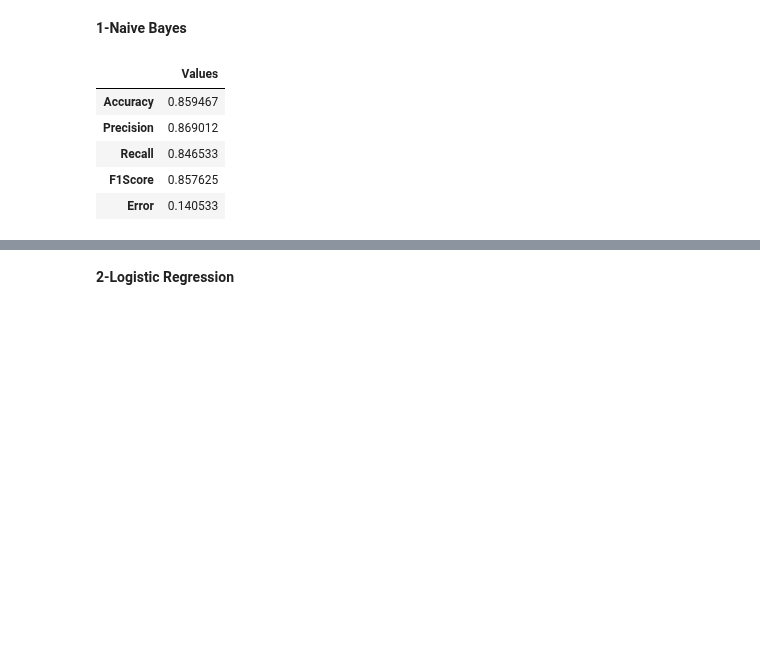
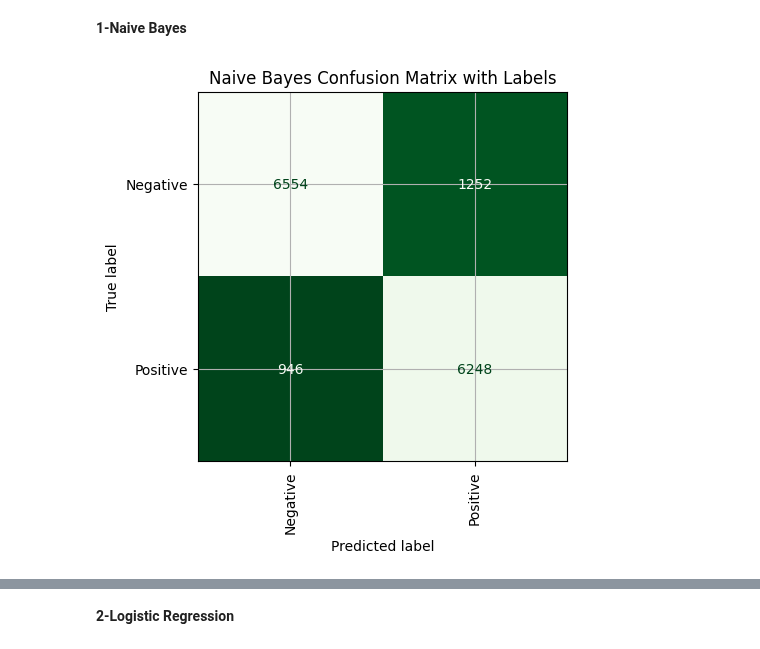
Before and after one commit to Osamah-Anmar-Sami/Sentiment-Analysis, a Jupyter notebook: English Sentiment Analysis/English Sentiment Analysis.ipynb, the cells around one changed output, grey strips where cells are left out. Drawn from its saved outputs; the diff is of its cells as text; code cells hidden in the pictures; blank space fills up the shorter version.

```diff
--- a/English Sentiment Analysis/English Sentiment Analysis.ipynb
+++ b/English Sentiment Analysis/English Sentiment Analysis.ipynb
@@ -301,0 +278,4 @@ vocab
+# %%
+CountVectorizer_ = CountVectorizer()
+X_train_CV_ = CountVectorizer_.fit_transform(X_train)
+X_test_CV_ = CountVectorizer_.transform(X_test)
@@ -304,14 +305,9 @@ vocab
 # %% [markdown]
 **1-Naive Bayes**
 # %%
-Algorithm = MultinomialNB()
+Algorithm = MultinomialNB(alpha= 1)
 Naive_Bayes = machine_learning_model(algorithm=Algorithm)
-fit_model(model=Naive_Bayes, X_train=X_train_Tfid, y_train=y_train)
-metrics_values(model= Naive_Bayes, X_test=X_test_Tfid, y_test=y_test)
+fit_model(model=Naive_Bayes, X_train=X_train_CV_, y_train=y_train)
+confusion_matrix_(model=Naive_Bayes, X_test=X_test_CV_, y_test=y_test, name='Naive Bayes')
 # %% [output]
-|  | Values |
-| Accuracy | 0.859467 |
-| Precision | 0.869012 |
-| Recall | 0.846533 |
-| F1Score | 0.857625 |
-| Error | 0.140533 |
+[figure, added]
```
Also changed, not shown: parts of 28 cells of this notebook.
